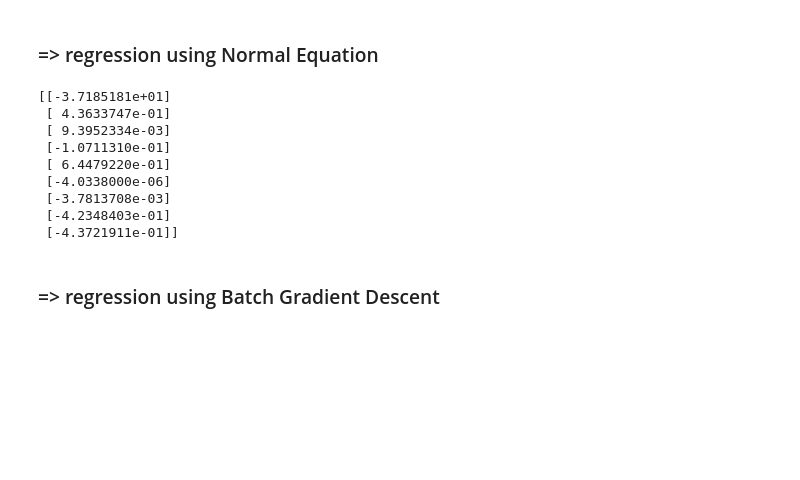
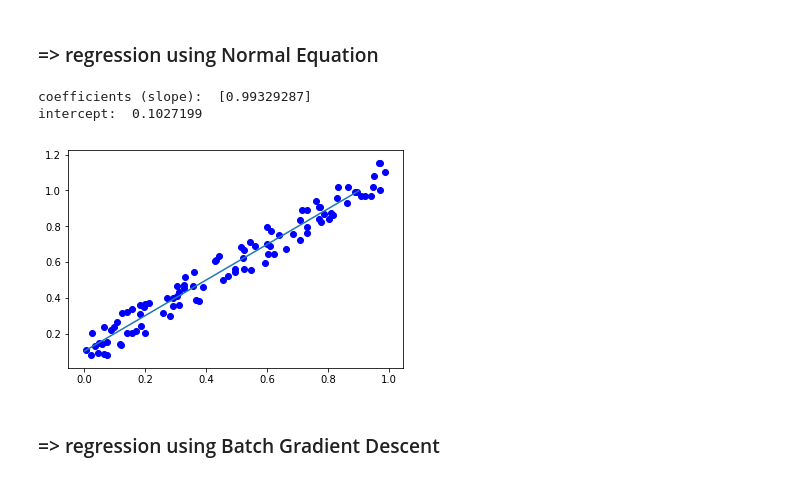
Before and after one commit to tsarouch/data_science_references_python, a Jupyter notebook: tf/linear_reg_with_tf.ipynb, the cells around one changed output. Cells and saved outputs as stored; diff of their text form; code cells hidden in the pictures; blank space fills up the shorter version.

```diff
--- a/tf/linear_reg_with_tf.ipynb
+++ b/tf/linear_reg_with_tf.ipynb
@@ -71,18 +71,16 @@ plot_fit(feature, target, slope, intercept).show()
 # %%
 XT = tf.transpose(X)
 theta = tf.matmul(tf.matmul(tf.matrix_inverse(tf.matmul(XT, X)), XT), y)
 with tf.Session() as sess:
     theta_value = theta.eval()
-print(theta_value)
+intercept, coefficients = theta_value
+intercept = intercept[0]
+print "coefficients (slope): ", coefficients
+print "intercept: ", intercept
+plot_fit(feature, target, coefficients, intercept).show()
 # %% [output]
-[[-3.7185181e+01]
- [ 4.3633747e-01]
- [ 9.3952334e-03]
- [-1.0711310e-01]
- [ 6.4479220e-01]
- [-4.0338000e-06]
- [-3.7813708e-03]
- [-4.2348403e-01]
- [-4.3721911e-01]]
+coefficients (slope):  [0.99329287]
+intercept:  0.1027199
+[figure, added]
 # %% [markdown]
 ### => regression using Batch Gradient Descent
```
Also changed, not shown: parts of 7 cells of this notebook.
